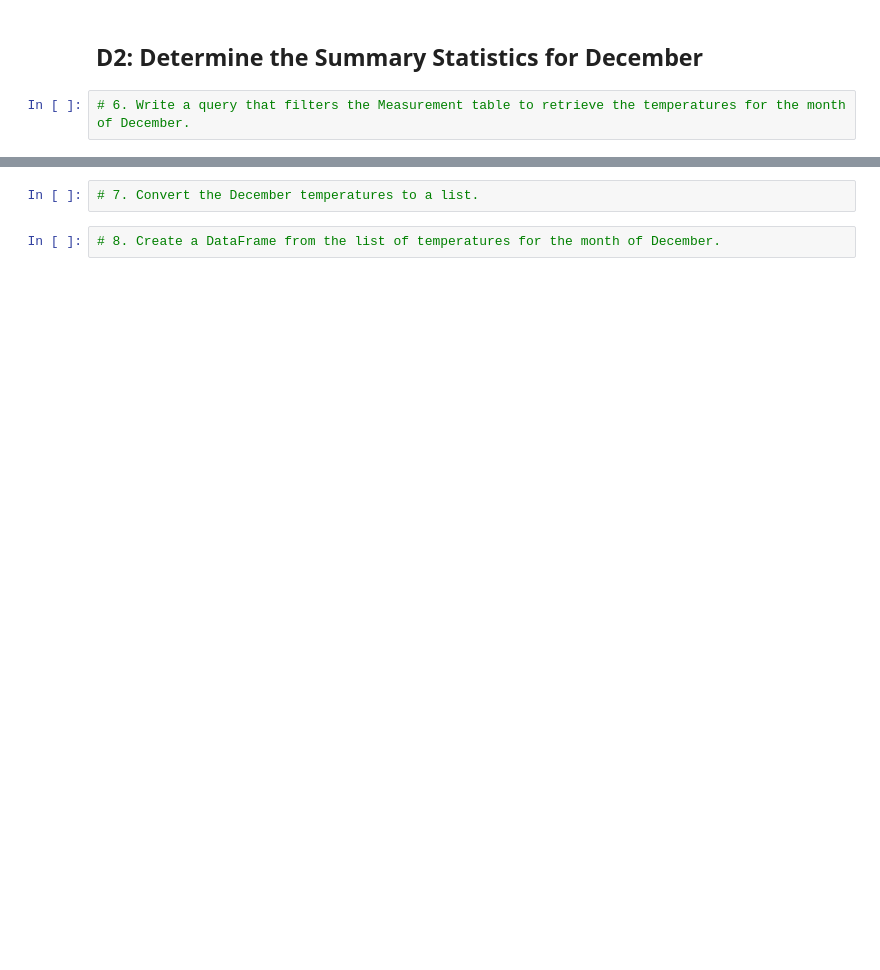
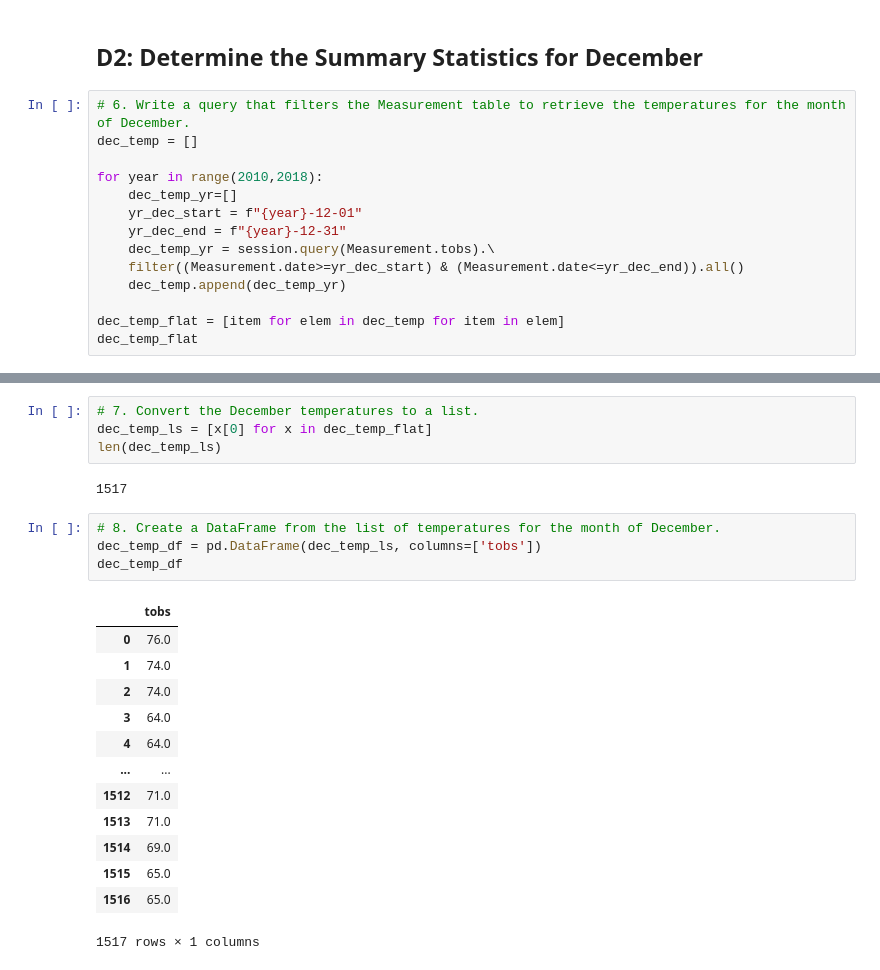
Before and after one commit to levflevine/surfs_up, a Jupyter notebook: SurfsUp_Challenge.ipynb, the cells around one changed output, grey strips where cells are left out. Saved outputs shown, nothing was run; the diff lists cells and outputs as text; blank space fills up the shorter version.

```diff
--- a/SurfsUp_Challenge.ipynb
+++ b/SurfsUp_Challenge.ipynb
@@ -56,3 +114,15 @@ AttributeError: 'NoneType' object has no attribute 'tolist'
 ## D2: Determine the Summary Statistics for December
 # %%
 # 6. Write a query that filters the Measurement table to retrieve the temperatures for the month of December.
+dec_temp = []
+
+for year in range(2010,2018):
+    dec_temp_yr=[]
+    yr_dec_start = f"{year}-12-01"
+    yr_dec_end = f"{year}-12-31"
+    dec_temp_yr = session.query(Measurement.tobs).\
+    filter((Measurement.date>=yr_dec_start) & (Measurement.date<=yr_dec_end)).all()
+    dec_temp.append(dec_temp_yr)
+
+dec_temp_flat = [item for elem in dec_temp for item in elem]
+dec_temp_flat
@@ -59,6 +147,26 @@ AttributeError: 'NoneType' object has no attribute 'tolist'
 # %%
 # 7. Convert the December temperatures to a list.
+dec_temp_ls = [x[0] for x in dec_temp_flat]
+len(dec_temp_ls)
+# %% [output]
+1517
 # %%
 # 8. Create a DataFrame from the list of temperatures for the month of December.
+dec_temp_df = pd.DataFrame(dec_temp_ls, columns=['tobs'])
+dec_temp_df
+# %% [output]
+|  | tobs |
+| 0 | 76.0 |
+| 1 | 74.0 |
+| 2 | 74.0 |
+| 3 | 64.0 |
+| 4 | 64.0 |
+| ... | ... |
+| 1512 | 71.0 |
+| 1513 | 71.0 |
+| 1514 | 69.0 |
+| 1515 | 65.0 |
+| 1516 | 65.0 |
+1517 rows × 1 columns
 # %%
 # 9. Calculate and print out the summary statistics for the Decemeber temperature DataFrame.
```
Also changed, not shown: parts of 8 cells of this notebook.
